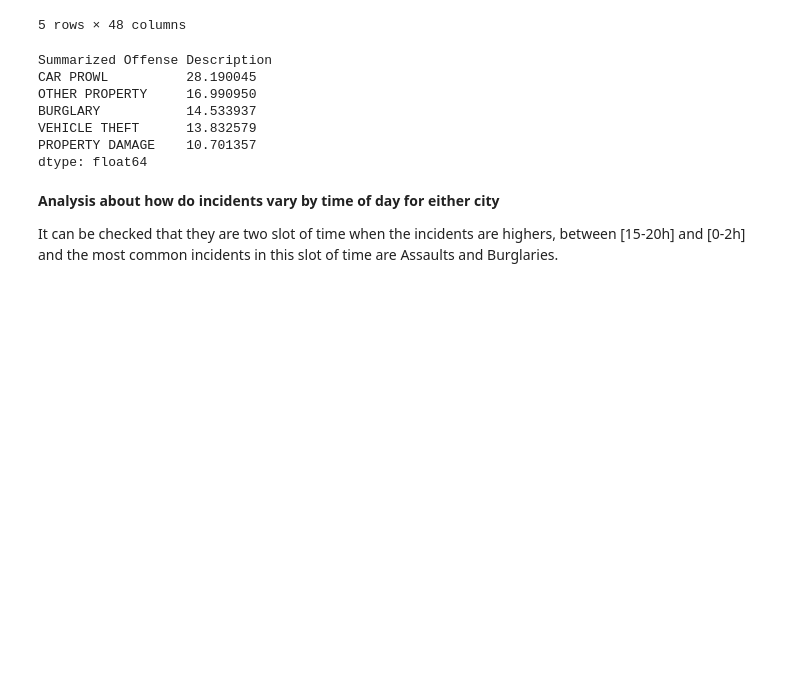
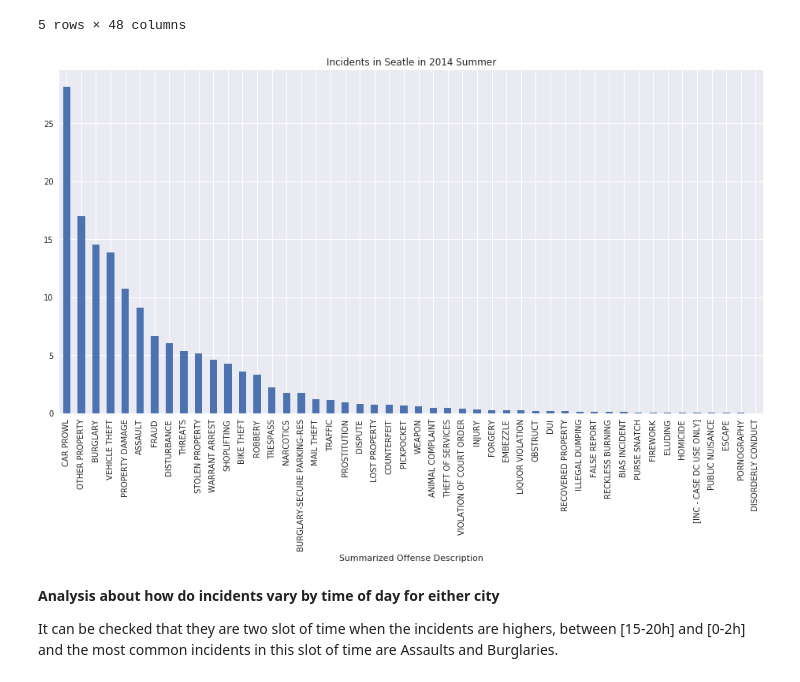
Before and after one commit to ramirobmar/data_science_02, a Jupyter notebook: final_results_2.ipynb, the cells around one changed output. Saved outputs shown, nothing was run; the diff lists cells and outputs as text; code cells hidden in the pictures; blank space fills up the shorter version.

```diff
--- a/final_results_2.ipynb
+++ b/final_results_2.ipynb
@@ -93,17 +90,14 @@ by_date2.head()
 | 2014-06-04 | 2 | 30 | 0 | 6 | 50 | 2 | ... |
 | 2014-06-05 | 0 | 19 | 0 | 6 | 30 | 4 | ... |
 5 rows × 48 columns
-# %%
-table_2 = by_date2.mean().sort_values(ascending=False)
-table_2.head()
-# %% [output]
-Summarized Offense Description
-CAR PROWL          28.190045
-OTHER PROPERTY     16.990950
-BURGLARY           14.533937
-VEHICLE THEFT      13.832579
-PROPERTY DAMAGE    10.701357
-dtype: float64
+# %%
+table_2 = by_date2.mean().sort_values(ascending=False)
+color_cycle = plt.rcParams['axes.prop_cycle']
+fig, ax = plt.subplots(1, 1, figsize=(16, 8), sharex=True, sharey=True)
+table_2.plot(kind='bar',title='Incidents in Seatle in 2014 Summer',label='Incidents', linewidth=2)
+plt.show()
+# %% [output]
+[figure, added]
 # %% [markdown]
 **Analysis about how do incidents vary by time of day for either city**
 
```
Also changed, not shown: parts of 12 cells of this notebook.
